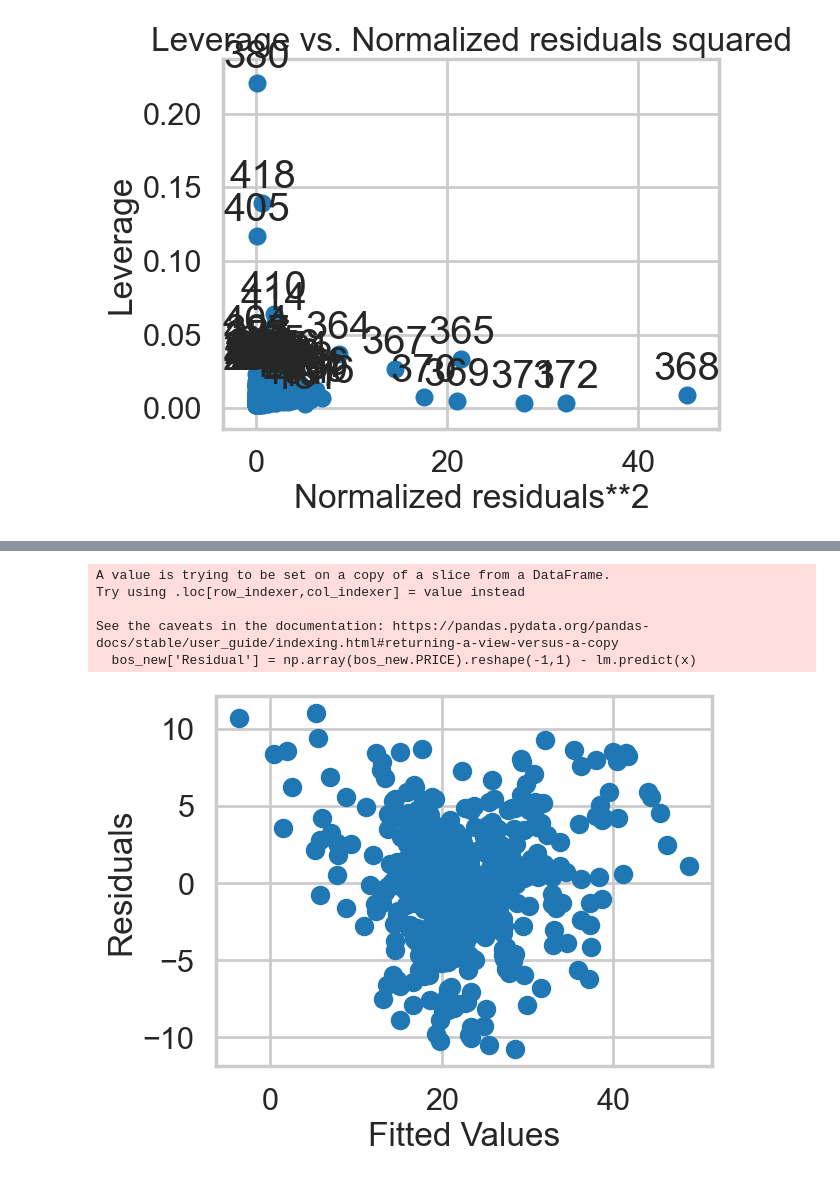
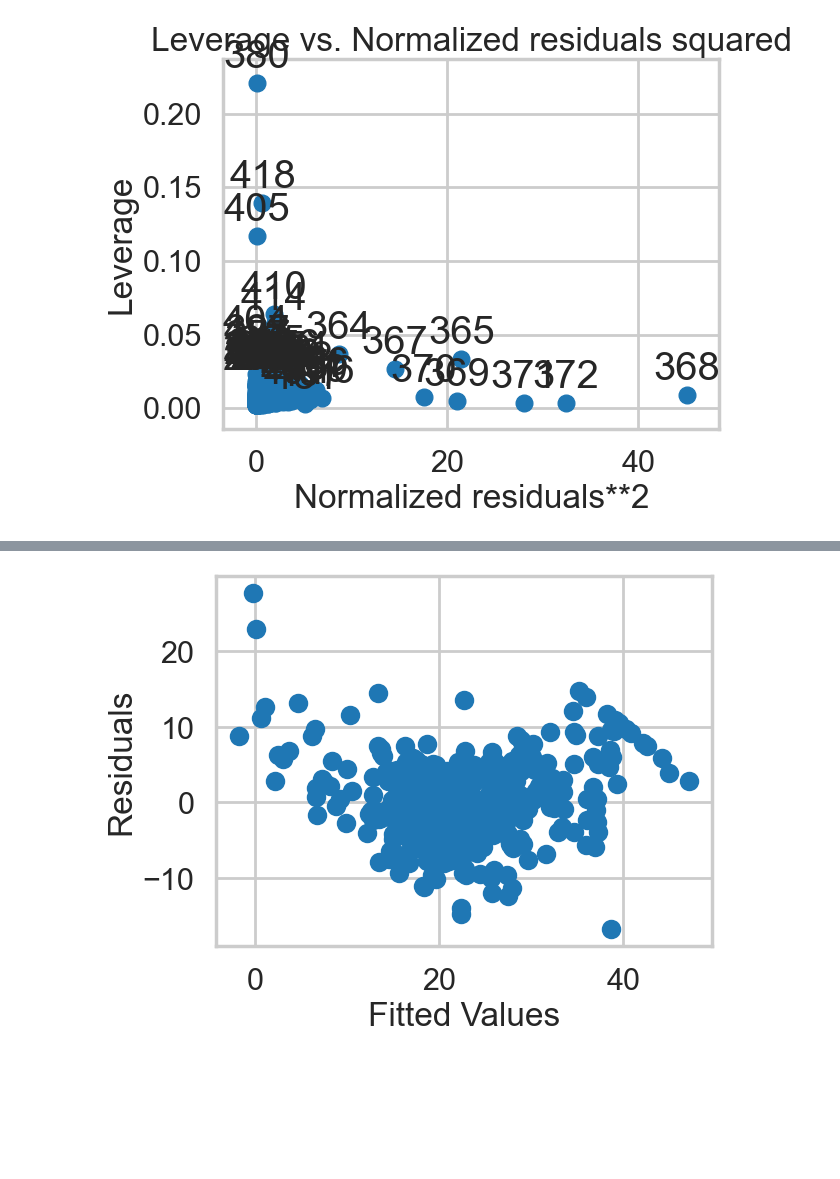
Before and after one commit to silverrose20/mec-mini-projects, a Jupyter notebook: mec-11.4.1-linear-regression-mini-project/Mini_Project_Linear_Regression.ipynb, the cells around one changed output, grey strips where cells are left out. Saved outputs shown, nothing was run; the diff lists cells and outputs as text; code cells hidden in the pictures; blank space fills up the shorter version.

```diff
--- a/mec-11.4.1-linear-regression-mini-project/Mini_Project_Linear_Regression.ipynb
+++ b/mec-11.4.1-linear-regression-mini-project/Mini_Project_Linear_Regression.ipynb
@@ -904,3 +893,8 @@ plot_leverage_resid2(lm_fr)
 plt.show()
 # %% [output]
 [figure]
+# %%
+# add the Residuals column and identify the data that appear to be outliers
+bos['Residuals'] = y
+bos_outliers = bos[bos['Residuals']>20]
+bos_outliers
@@ -906,0 +910,10 @@ plt.show()
+# %%
+# By looking at the PTRATIO-Price plot and the RM-Price plot, the data points with the price of 50.0
+# appear to be the outliers. So, the last 5 records seem to be the outliers. But, the first 2 records
+# do not appear to be the outliers. The first 2 records may have a little high prices for these numbers
+# of rooms, but they do not really appear to be the outliers in the RM-Price plot. I think I would consider
+# the last 5 records as the outliers.
+
+# removing the 5 records from the model
+bos_wo_outliers = bos.drop(index=[368, 369, 370, 371, 372])
+bos_wo_outliers
@@ -907,26 +934,10 @@ plt.show()
 # %%
-bos_new = bos[['CRIM','RM','PTRATIO','PRICE']]
-x = bos_new[['CRIM','RM','PTRATIO']]
-y = bos_new[['PRICE']]
-lm.fit(x,y)
-
-# remove the outliers
-bos_new['Residual'] = np.array(bos_new.PRICE).reshape(-1,1) - lm.predict(x)
-bos_new = bos_new.loc[-10.8 < bos_new['Residual']]
-bos_new = bos_new.loc[bos_new['Residual'] < 10.0]
-bos_new
-
-# run the regression without the outliers
-lm_fr = ols('PRICE ~ CRIM + RM + PTRATIO',bos_new).fit()
+# run the regression, again, without the outliers
+lm_fr = ols('PRICE ~ CRIM + RM + PTRATIO',bos_wo_outliers).fit()
 x_fr = lm_fr.fittedvalues
 y_fr = lm_fr.resid
 plt.scatter(x_fr,y_fr)
 plt.xlabel('Fitted Values')
 plt.ylabel('Residuals');
 # %% [output]
-A value is trying to be set on a copy of a slice from a DataFrame.
-Try using .loc[row_indexer,col_indexer] = value instead
-
-See the caveats in the documentation: https://pandas.pydata.org/pandas-docs/stable/user_guide/indexing.html#returning-a-view-versus-a-copy
-  bos_new['Residual'] = np.array(bos_new.PRICE).reshape(-1,1) - lm.predict(x)
-[figure, old version]
+[figure, new version]
```
Also changed, not shown: parts of 8 cells of this notebook, 1 other file.
